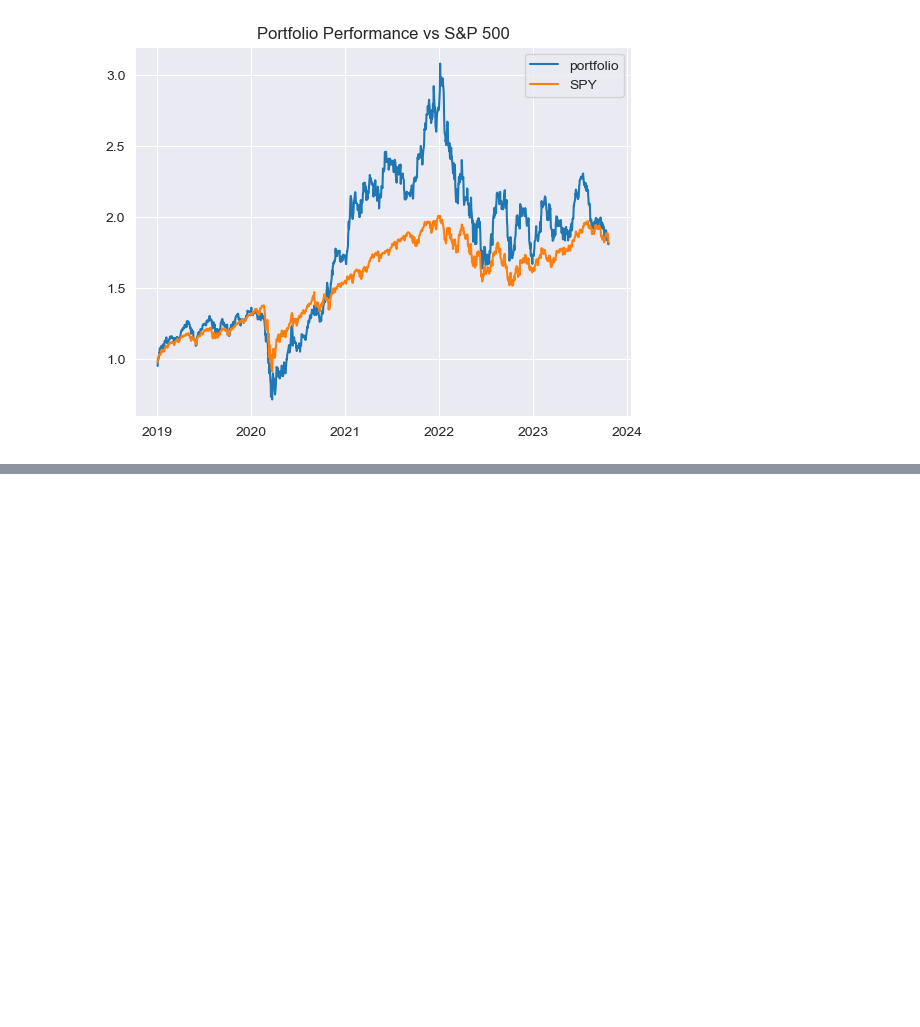
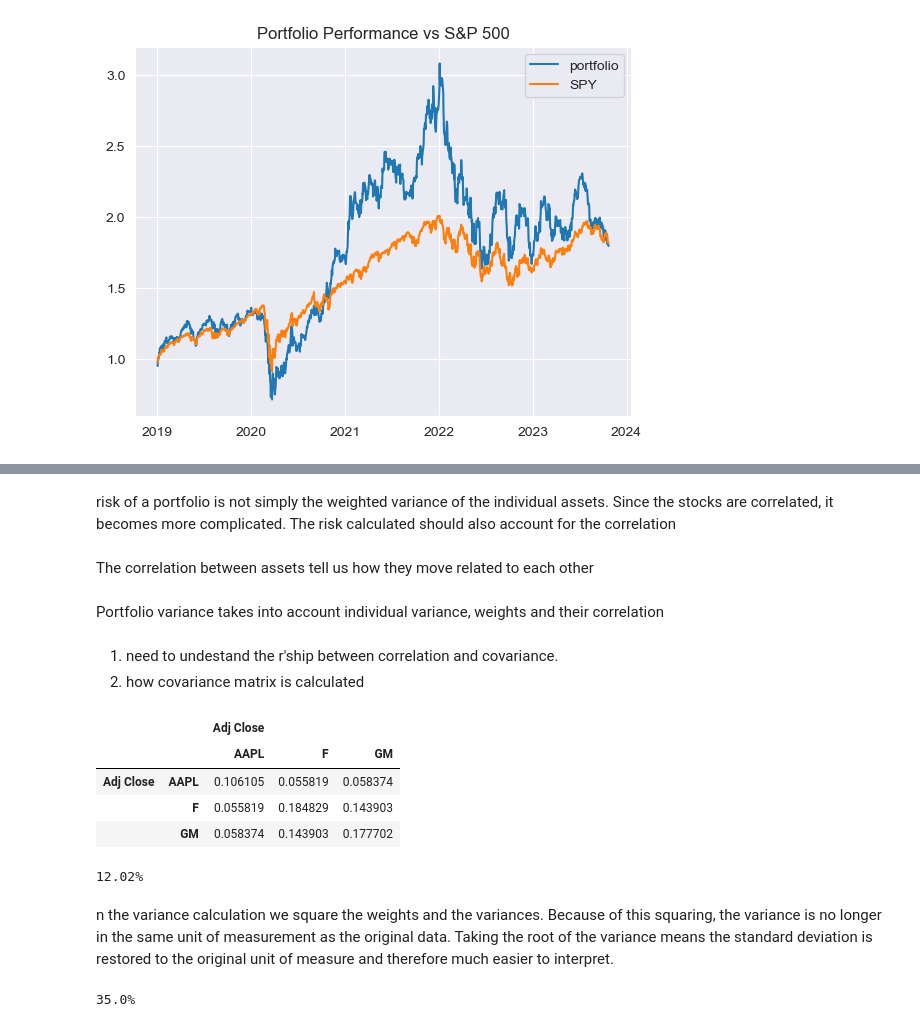
Before and after one commit to rahulakrish/portfolio_builder, a Jupyter notebook: code/new.ipynb, the cells around one changed output, grey strips where cells are left out. Saved outputs shown, nothing was run; the diff lists cells and outputs as text; code cells hidden in the pictures; blank space fills up the shorter version.

Commit message:
calculated portfolio risk

```diff
--- a/code/new.ipynb
+++ b/code/new.ipynb
@@ -1319,0 +1322,40 @@ ax.legend();
+# %% [markdown]
+risk of a portfolio is not simply the weighted variance of the individual assets. Since the stocks are correlated,
+it becomes more complicated. The risk calculated should also account for the correlation
+# %% [markdown]
+The correlation between assets tell us how they move related to each other
+# %% [markdown]
+Portfolio variance takes into account individual variance, weights and their correlation
+# %%
+#get daily_returns
+daily_returns = df.pct_change()
+
+#use predefined weights
+
+#annulaize volatility by x'ing it with 250 which is the number of trading days in a year
+cov_matrix = daily_returns.cov() * 250
+# %% [markdown]
+1. need to undestand the r'ship between correlation and covariance.
+2. how covariance matrix is calculated
+# %%
+cov_matrix
+# variance for each asset is the diagonal term
+# correaltion cocfts are the off-diagonal terms
+# %% [output]
+|  |  | Adj Close |  |  |
+|  |  | AAPL | F | GM |
+| Adj Close | AAPL | 0.106105 | 0.055819 | 0.058374 |
+|  | F | 0.055819 | 0.184829 | 0.143903 |
+|  | GM | 0.058374 | 0.143903 | 0.177702 |
+# %%
+port_variance = np.dot(weights.T, np.dot(cov_matrix, weights))
+print(str(round(port_variance,4) *100) +"%")
+# %% [output]
+12.02%
+# %% [markdown]
+n the variance calculation we square the weights and the variances. Because of this squaring, the variance is no longer in the same unit of measurement as the original data. Taking the root of the variance means the standard deviation is restored to the original unit of measure and therefore much easier to interpret.
+# %%
+port_stdev = np.sqrt(np.dot(weights.T, np.dot(cov_matrix, weights)))
+print(str(round(port_stdev,2) *100) +"%")
+# %% [output]
+35.0%
```
Also changed, not shown: parts of 22 cells of this notebook.
